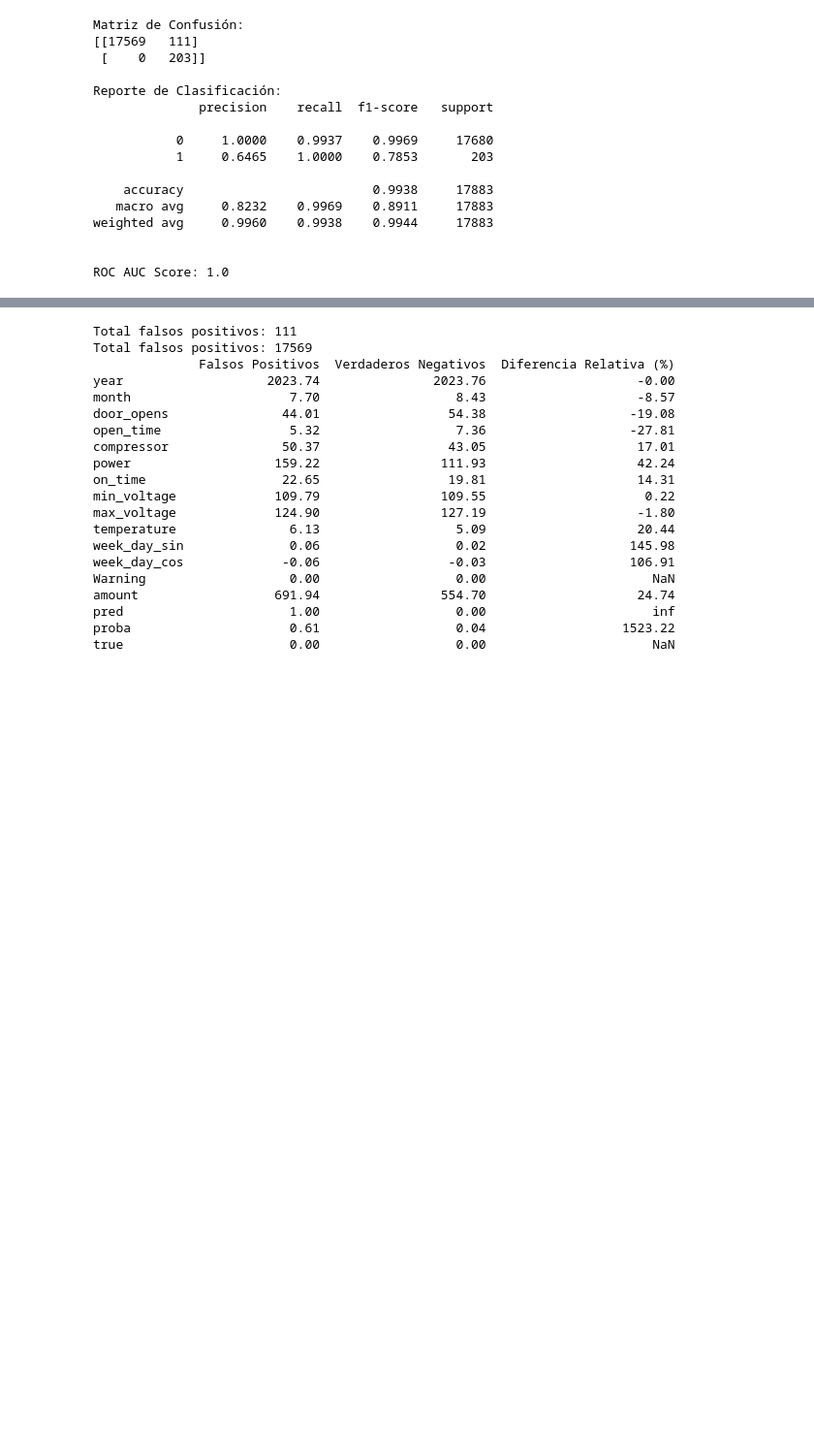
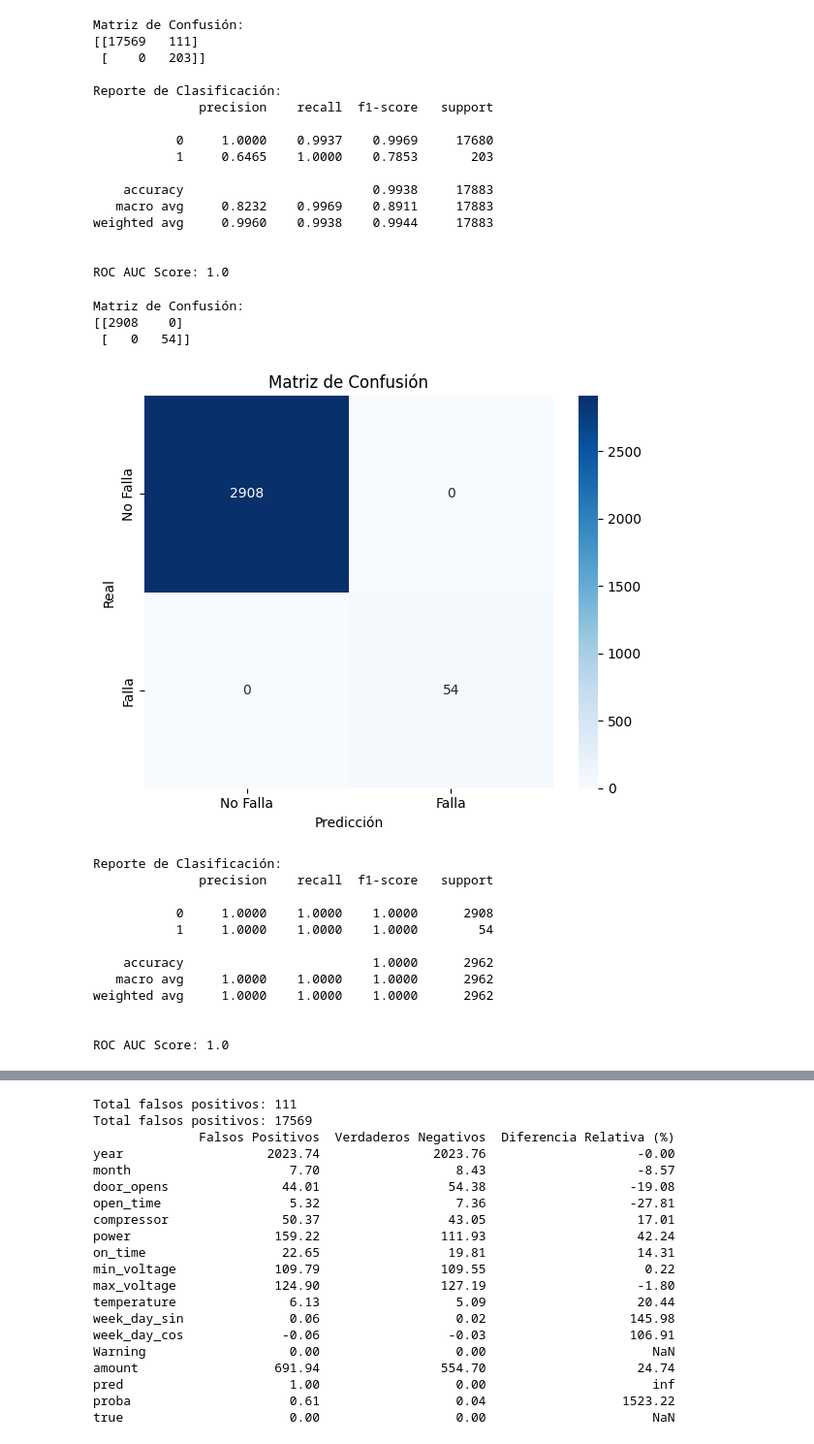
Before and after one commit to Isa2604/PowerUp, a Jupyter notebook: Dataset _ Coolers AC/Dataset _ Coolers AC/Data_coolers.ipynb, the cells around one changed output, grey strips where cells are left out. Shown: that part at 97% size. Saved outputs shown, nothing was run; the diff lists cells and outputs as text; code cells hidden in the pictures; blank space fills up the shorter version.

```diff
--- a/Dataset _ Coolers AC/Dataset _ Coolers AC/Data_coolers.ipynb
+++ b/Dataset _ Coolers AC/Dataset _ Coolers AC/Data_coolers.ipynb
@@ -312,3 +340,72 @@ weighted avg     0.9960    0.9938    0.9944     17883
 
 
 ROC AUC Score: 1.0
+# %%
+import matplotlib.pyplot as plt
+from sklearn.metrics import roc_curve, confusion_matrix, roc_auc_score, classification_report
+import matplotlib.pyplot as plt
+import seaborn as sns
+from sklearn.metrics import roc_curve, confusion_matrix, roc_auc_score, classification_report
+
+# Predicciones en training set
+y_pred = model.predict(X)
+y_proba = model.predict_proba(X)[:, 1]
+
+# ====================
+# Matriz de Confusión
+# ====================
+cm = confusion_matrix(y, y_pred)
+
+print("Matriz de Confusión:")
+print(cm)
+
+# Gráfica de la matriz
+plt.figure(figsize=(6, 5))
+sns.heatmap(cm, annot=True, fmt='d', cmap='Blues', xticklabels=['No Falla', 'Falla'], yticklabels=['No Falla', 'Falla'])
+plt.xlabel('Predicción')
+plt.ylabel('Real')
+plt.title('Matriz de Confusión')
+plt.tight_layout()
+plt.show()
+
+# ====================
+# Reporte de Clasificación
+# ====================
+print("\nReporte de Clasificación:")
+print(classification_report(y, y_pred, digits=4))
+
+# ====================
+# ROC AUC Score + Gráfica
+# ====================
+roc_auc = roc_auc_score(y, y_proba)
+print("\nROC AUC Score:", round(roc_auc, 4))
+
+fpr, tpr, thresholds = roc_curve(y, y_proba)
+
+plt.figure(figsize=(8, 6))
+plt.plot(fpr, tpr, label=f'ROC curve (AUC = {roc_auc:.4f})', color='darkorange', lw=2)
+plt.plot([0, 1], [0, 1], color='navy', lw=2, linestyle='--')
+plt.xlabel('Tasa de Falsos Positivos (FPR)')
+plt.ylabel('Tasa de Verdaderos Positivos (TPR)')
+plt.title('Curva ROC')
+plt.legend(loc="lower right")
+plt.grid(True)
+plt.tight_layout()
+plt.show()
+# %% [output]
+Matriz de Confusión:
+[[2908    0]
+ [   0   54]]
+[figure, added]
+Reporte de Clasificación:
+              precision    recall  f1-score   support
+
+           0     1.0000    1.0000    1.0000      2908
+           1     1.0000    1.0000    1.0000        54
+
+    accuracy                         1.0000      2962
+   macro avg     1.0000    1.0000    1.0000      2962
+weighted avg     1.0000    1.0000    1.0000      2962
+
+
+ROC AUC Score: 1.0
```
Also changed, not shown: parts of 3 cells of this notebook.
